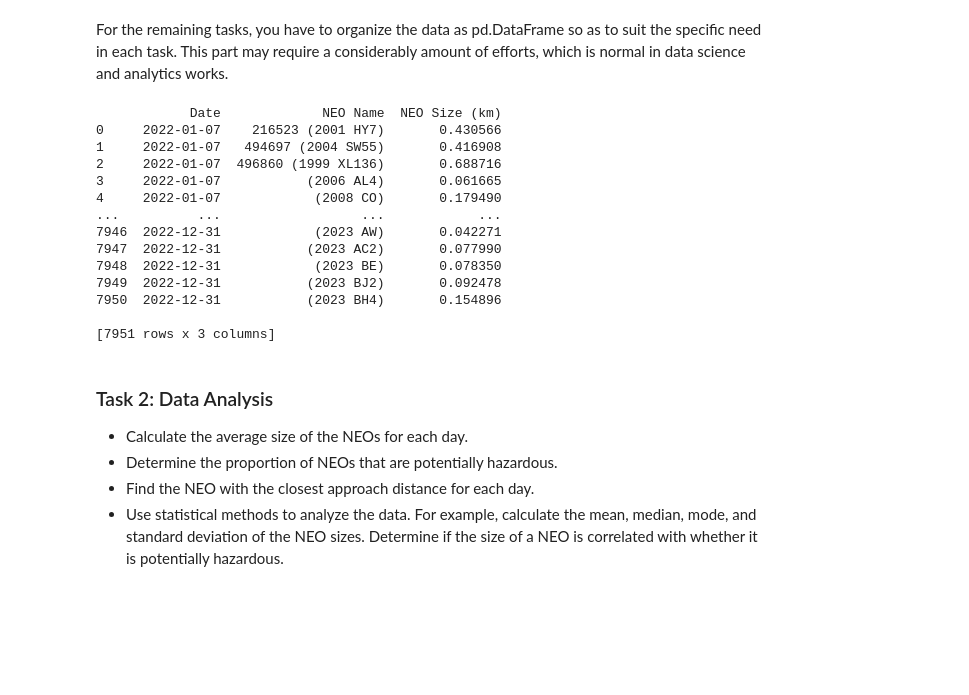
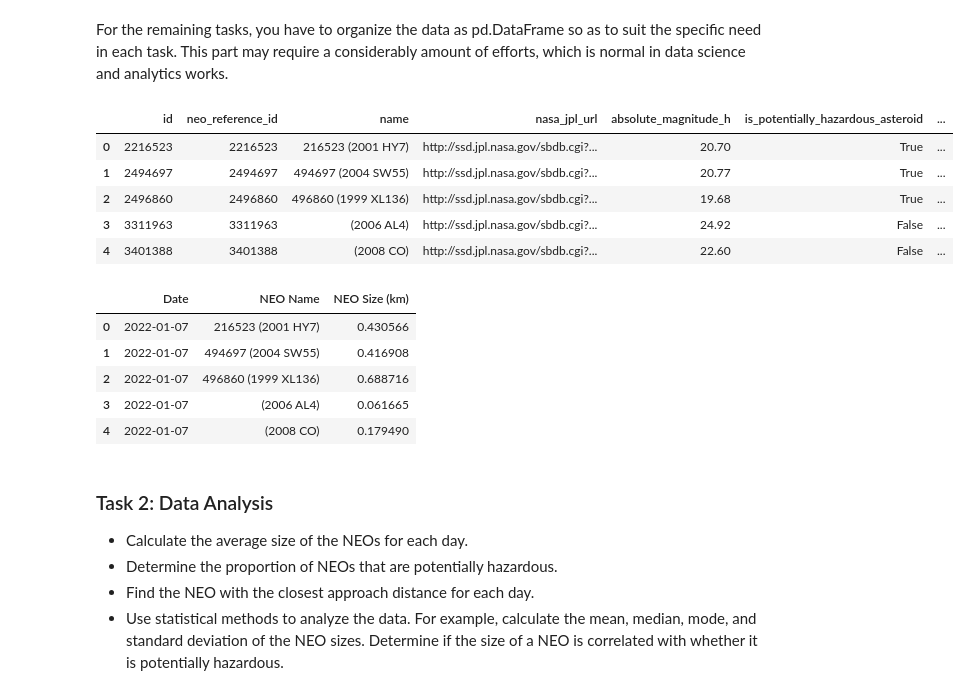
Before and after one commit to Strongside-87/Project-Delivery, a Jupyter notebook: 5_nasa_data_collection_and_visualization.ipynb, the cells around one changed output. Drawn from its saved outputs; the diff is of its cells as text; code cells hidden in the pictures; blank space fills up the shorter version.

```diff
--- a/5_nasa_data_collection_and_visualization.ipynb
+++ b/5_nasa_data_collection_and_visualization.ipynb
@@ -62,5 +62,29 @@ estimated_diameter: {'kilometers': {'estimated_diameter_min': 0.0278326768, 'est
 # %% [markdown]
 For the remaining tasks, you have to organize the data as pd.DataFrame so as to suit the specific need in each task. This part may require a considerably amount of efforts, which is normal in data science and analytics works.
+# %%
+import json
+import pandas as pd
+
+
+flattened_data = []
+for dff in data:
+    near_earth_objects = dff["near_earth_objects"]
+
+    for date, objects in near_earth_objects.items():
+        for obj in objects:
+            obj["close_approach_date"] = date
+            flattened_data.append(obj)
+
+main_df = pd.json_normalize(flattened_data)
+
+main_df.head()
+# %% [output]
+|  | id | neo_reference_id | name | nasa_jpl_url | absolute_magnitude_h | is_potentially_hazardous_asteroid | ... |
+| 0 | 2216523 | 2216523 | 216523 (2001 HY7) | http://ssd.jpl.nasa.gov/sbdb.cgi?... | 20.70 | True | ... |
+| 1 | 2494697 | 2494697 | 494697 (2004 SW55) | http://ssd.jpl.nasa.gov/sbdb.cgi?... | 20.77 | True | ... |
+| 2 | 2496860 | 2496860 | 496860 (1999 XL136) | http://ssd.jpl.nasa.gov/sbdb.cgi?... | 19.68 | True | ... |
+| 3 | 3311963 | 3311963 | (2006 AL4) | http://ssd.jpl.nasa.gov/sbdb.cgi?... | 24.92 | False | ... |
+| 4 | 3401388 | 3401388 | (2008 CO) | http://ssd.jpl.nasa.gov/sbdb.cgi?... | 22.60 | False | ... |
 # %%
 import pandas as pd
 
@@ -85,22 +109,14 @@ df = pd.DataFrame({
 })
 
 # Display the resulting DataFrame
-print(df)
+df.head()
 # %% [output]
-            Date             NEO Name  NEO Size (km)
-0     2022-01-07    216523 (2001 HY7)       0.430566
-1     2022-01-07   494697 (2004 SW55)       0.416908
-2     2022-01-07  496860 (1999 XL136)       0.688716
-3     2022-01-07           (2006 AL4)       0.061665
-4     2022-01-07            (2008 CO)       0.179490
-...          ...                  ...            ...
-7946  2022-12-31            (2023 AW)       0.042271
-7947  2022-12-31           (2023 AC2)       0.077990
-7948  2022-12-31            (2023 BE)       0.078350
-7949  2022-12-31           (2023 BJ2)       0.092478
-7950  2022-12-31           (2023 BH4)       0.154896
-
-[7951 rows x 3 columns]
+|  | Date | NEO Name | NEO Size (km) |
+| 0 | 2022-01-07 | 216523 (2001 HY7) | 0.430566 |
+| 1 | 2022-01-07 | 494697 (2004 SW55) | 0.416908 |
+| 2 | 2022-01-07 | 496860 (1999 XL136) | 0.688716 |
+| 3 | 2022-01-07 | (2006 AL4) | 0.061665 |
+| 4 | 2022-01-07 | (2008 CO) | 0.179490 |
 # %% [markdown]
 ### Task 2: Data Analysis
 
```
Also changed, not shown: parts of 2 cells of this notebook.
